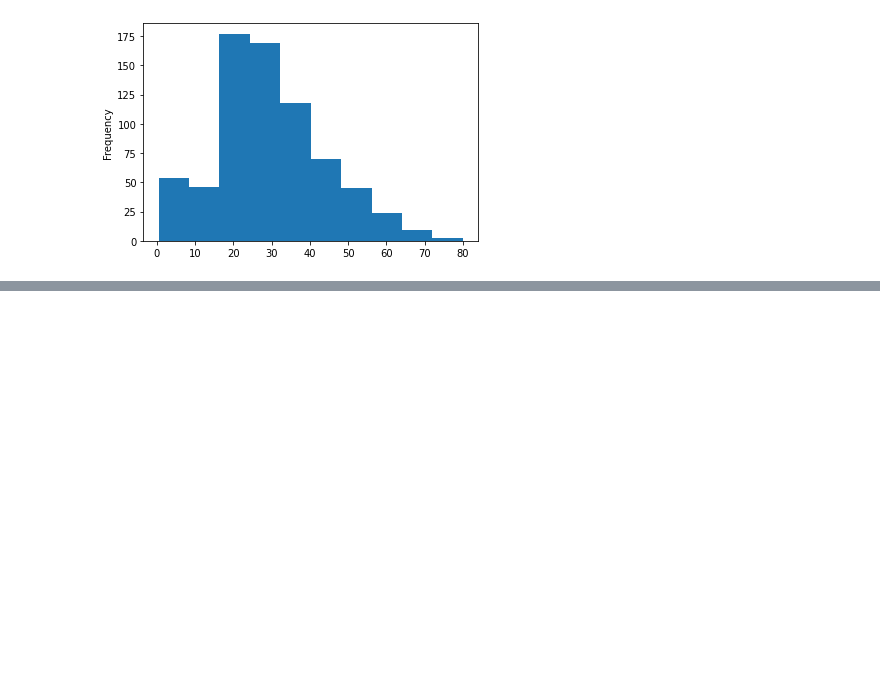
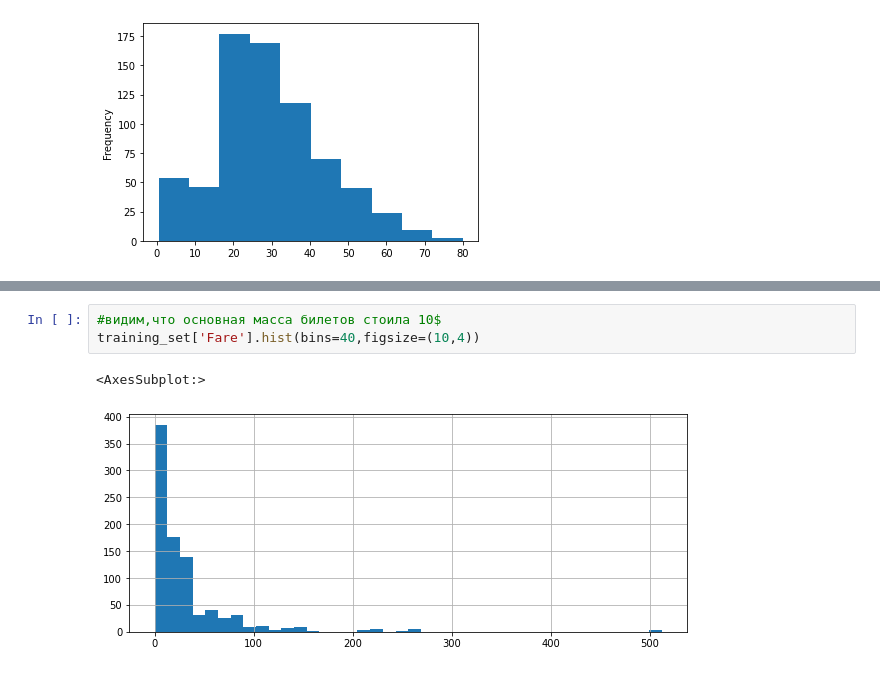
Before and after one commit to frau-muller/ml, a Jupyter notebook: pandas/ML/2.Логистическая регрессия.ipynb, the cells around one changed output, grey strips where cells are left out. Saved outputs shown, nothing was run; the diff lists cells and outputs as text; blank space fills up the shorter version.

```diff
--- a/pandas/ML/2.Логистическая регрессия.ipynb
+++ b/pandas/ML/2.Логистическая регрессия.ipynb
@@ -76,0 +104,6 @@ training_set['Age'].plot.hist()
+# %%
+#видим,что основная масса билетов стоила 10$
+training_set['Fare'].hist(bins=40,figsize=(10,4))
+# %% [output]
+<AxesSubplot:>
+[figure, added]
```
Also changed, not shown: parts of 3 cells of this notebook.
